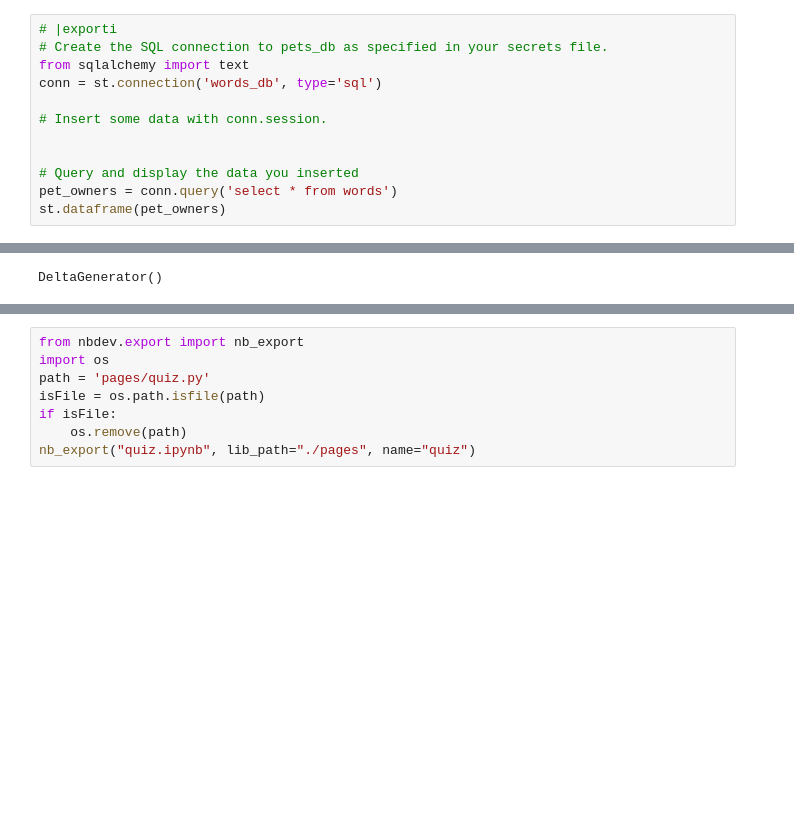
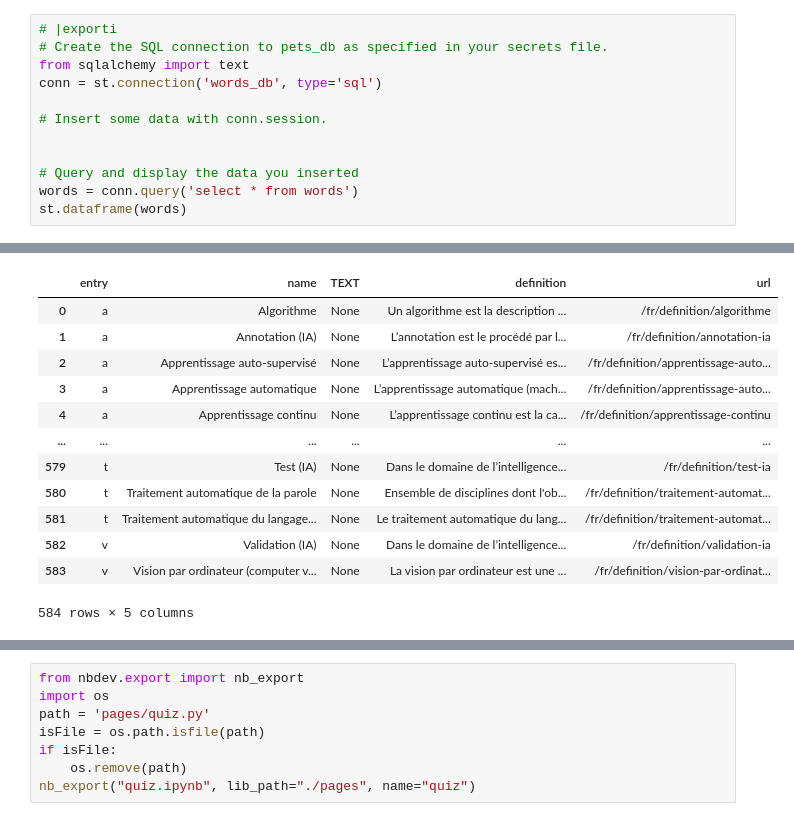
Before and after one commit to All-Khwarizmi/glossaire_ia, a Jupyter notebook: quiz.ipynb, the cells around one changed output, grey strips where cells are left out. Saved outputs shown, nothing was run; the diff lists cells and outputs as text; blank space fills up the shorter version.

```diff
--- a/quiz.ipynb
+++ b/quiz.ipynb
@@ -17,6 +41,6 @@ conn = st.connection('words_db', type='sql')
 
 
 # Query and display the data you inserted
-pet_owners = conn.query('select * from words')
-st.dataframe(pet_owners)
+words = conn.query('select * from words')
+st.dataframe(words)
 # %% [output]
@@ -24 +48,13 @@ st.dataframe(pet_owners)
+|  | entry | name | TEXT | definition | url |
+| 0 | a | Algorithme | None | Un algorithme est la description ... | /fr/definition/algorithme |
+| 1 | a | Annotation (IA) | None | L’annotation est le procédé par l... | /fr/definition/annotation-ia |
+| 2 | a | Apprentissage auto-supervisé | None | L’apprentissage auto-supervisé es... | /fr/definition/apprentissage-auto... |
+| 3 | a | Apprentissage automatique | None | L’apprentissage automatique (mach... | /fr/definition/apprentissage-auto... |
+| 4 | a | Apprentissage continu | None | L’apprentissage continu est la ca... | /fr/definition/apprentissage-continu |
+| ... | ... | ... | ... | ... | ... |
+| 579 | t | Test (IA) | None | Dans le domaine de l’intelligence... | /fr/definition/test-ia |
+| 580 | t | Traitement automatique de la parole | None | Ensemble de disciplines dont l'ob... | /fr/definition/traitement-automat... |
+| 581 | t | Traitement automatique du langage... | None | Le traitement automatique du lang... | /fr/definition/traitement-automat... |
+| 582 | v | Validation (IA) | None | Dans le domaine de l’intelligence... | /fr/definition/validation-ia |
+| 583 | v | Vision par ordinateur (computer v... | None | La vision par ordinateur est une ... | /fr/definition/vision-par-ordinat... |
-DeltaGenerator()
+584 rows × 5 columns
```
Also changed, not shown: parts of 13 cells of this notebook, 6 other files.
